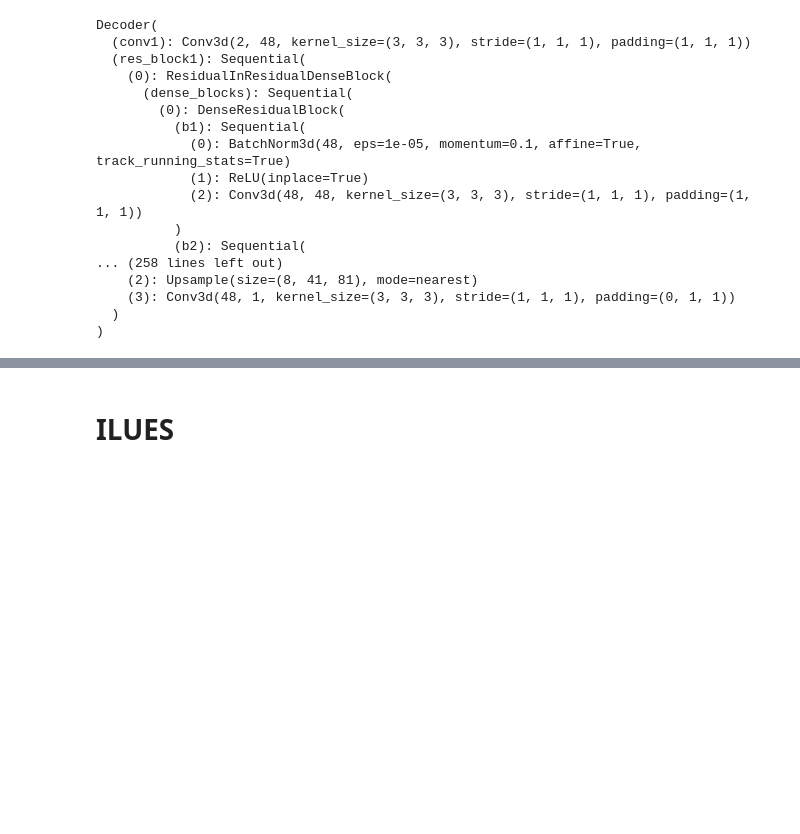
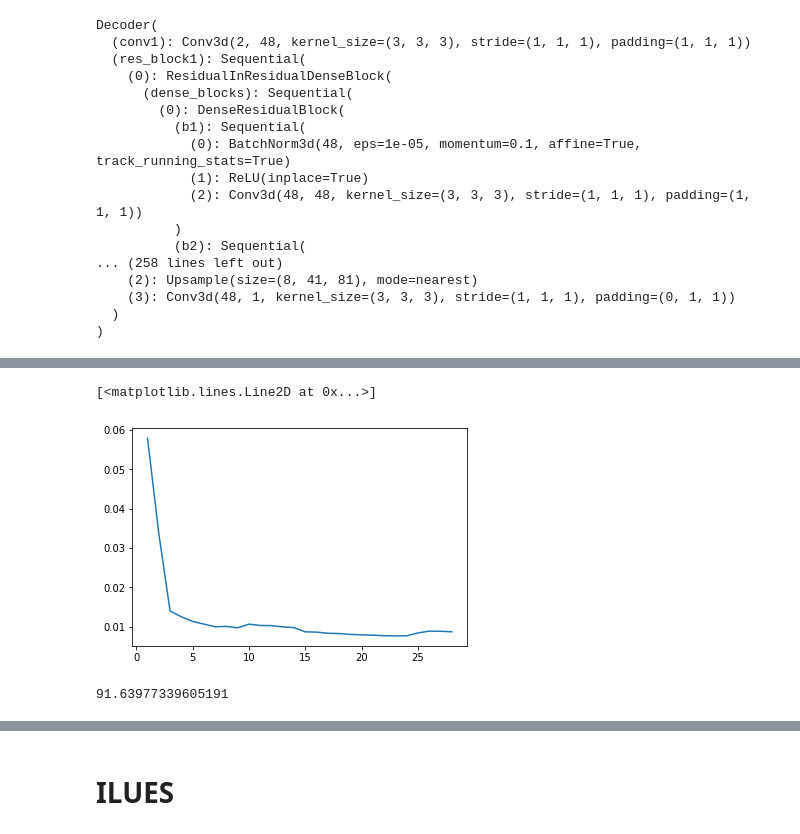
Before and after one commit to ZitongZhou/react_inverse, a Jupyter notebook: ILUES_surrogate.ipynb, the cells around one changed output, grey strips where cells are left out. Drawn from its saved outputs; the diff is of its cells as text; code cells hidden in the pictures; blank space fills up the shorter version.

```diff
--- a/ILUES_surrogate.ipynb
+++ b/ILUES_surrogate.ipynb
@@ -744,0 +1315,33 @@ Loaded pre-trained model: /content/drive/MyDrive/react_inverse/Bayesian_DenseED/
+# %%
+fig,ax = plt.subplots()
+ax.plot(np.arange(1,29), np.mean(time_nk, axis=1))
+# %% [output]
+[<matplotlib.lines.Line2D at 0x...>]
+[figure, added]
+# %%
+j = ssm_loc.argmin() #4600
+
+kd_latent = Tensor(test_kd_latent[j]).to(device).reshape((-1, nf, d, h, w))
+log_K = decoder(kd_latent).reshape(6, 41, 81)
+
+model.eval()
+
+source = torch.zeros((1, 6, 41, 81,)).to(device)
+y_prev = torch.zeros((1, 6, 41, 81)).to(device)
+# obs = torch.zeros((len(Sy_ids)*len(Sx_ids), 10, 120)).to(device)
+
+x = torch.zeros((1, 3, 6, 41, 81)).to(device)
+x[:,0] = y_prev #this doesnt change time
+x[:,1] = log_K #this doesnt change time
+x[:,2] = source #this doesnt change time
+y = model(x) #this doesnt change time, for 1 log_k, 0:len(Sy_ids)*len(Sx_ids):end
+# fig = plot_3d_2(to_numpy(real_hk),to_numpy(log_K), 'head_only',cut=[3, 13+1, 20-1])
+obs = to_numpy(
+    y[:,1][:,sensor]
+    )
+
+del x,y,y_prev,kd_latent, source
+torch.cuda.empty_cache()
+np.sum((meas_data_6 - obs.reshape(-1))**2) ##[j*n_k + nkk]
+# %% [output]
+91.63977339605191
```
Also changed, not shown: parts of 149 cells of this notebook.
